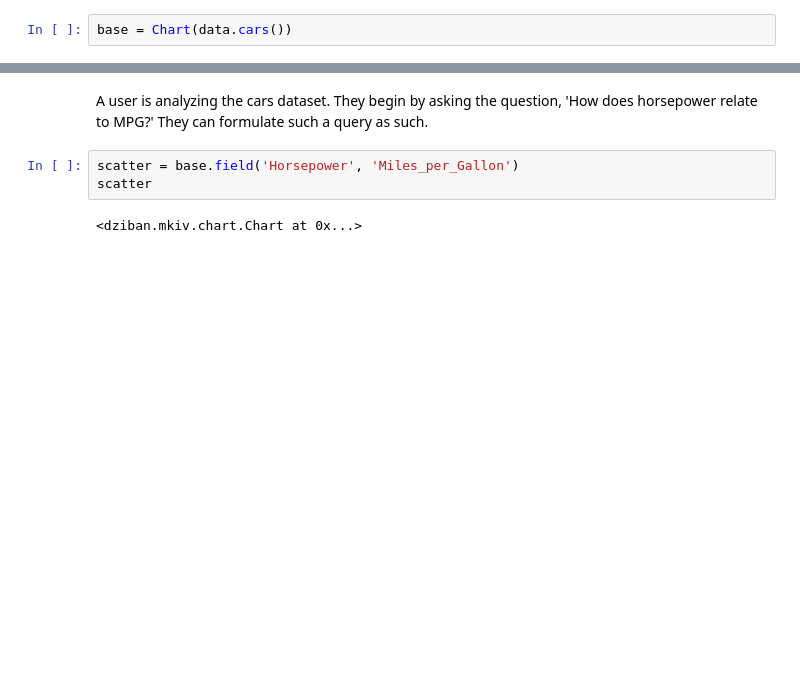
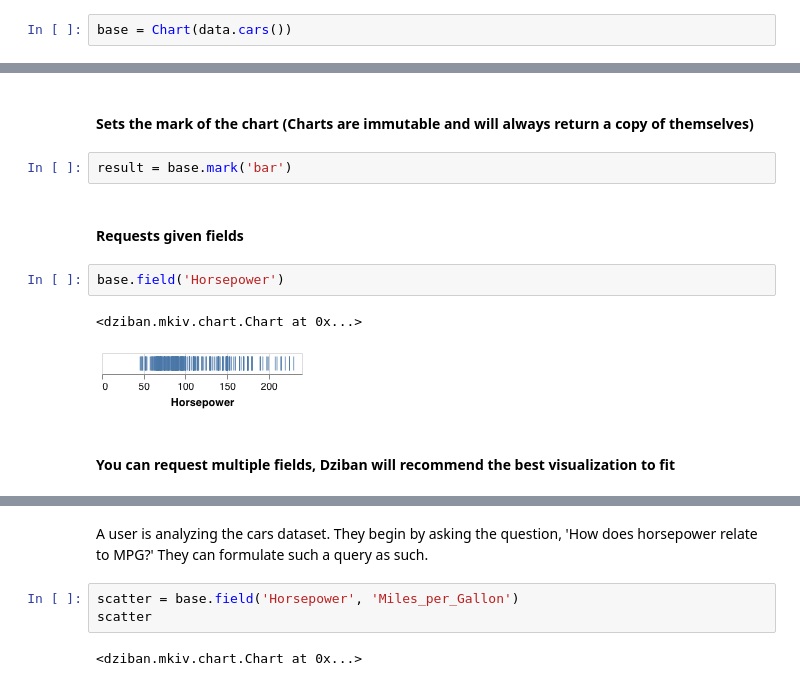
Before and after one commit to uwdata/dziban, a Jupyter notebook: examples/MKIV.ipynb, the cells around one changed output, grey strips where cells are left out. Drawn from its saved outputs; the diff is of its cells as text; blank space fills up the shorter version.

```diff
--- a/examples/MKIV.ipynb
+++ b/examples/MKIV.ipynb
@@ -8,0 +27,13 @@ base = Chart(data.cars())
+# %% [markdown]
+#### Sets the mark of the chart (Charts are immutable and will always return a copy of themselves)
+# %%
+result = base.mark('bar')
+# %% [markdown]
+#### Requests given fields
+# %%
+base.field('Horsepower')
+# %% [output]
+<dziban.mkiv.chart.Chart at 0x...>
+[figure, added]
+# %% [markdown]
+#### You can request multiple fields, Dziban will recommend the best visualization to fit
```
Also changed, not shown: parts of 38 cells of this notebook, 1 other file.
